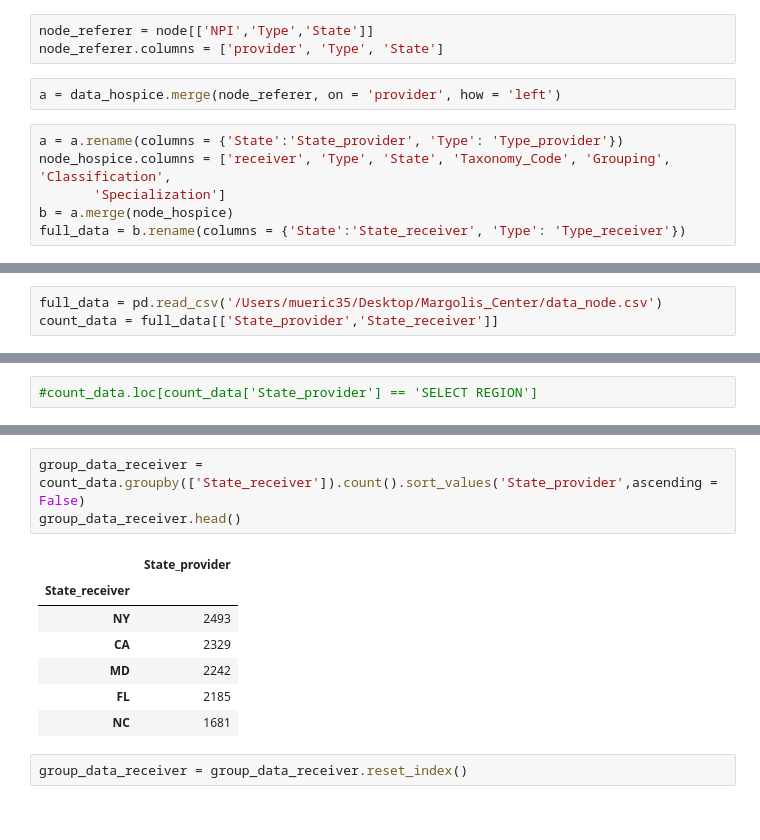
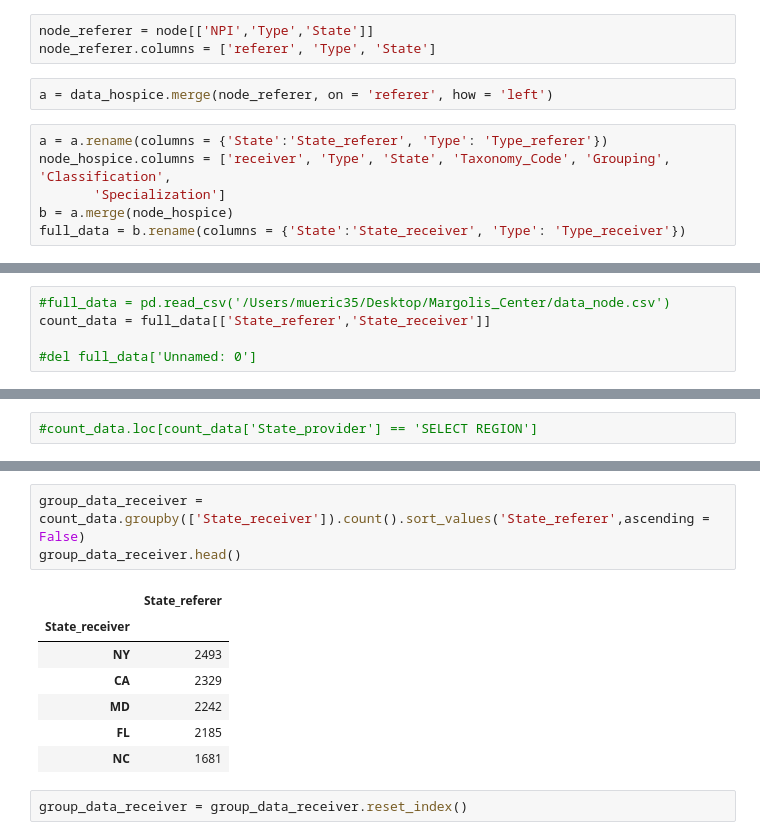
Before and after one commit to lsheble/referral_networks, a Jupyter notebook: Referral .ipynb, the cells around one changed output, grey strips where cells are left out. Saved outputs shown, nothing was run; the diff lists cells and outputs as text.

```diff
--- a/Referral .ipynb
+++ b/Referral .ipynb
@@ -139,11 +141,11 @@ data_hospice.shape
 (27751, 5)
 # %%
 node_referer = node[['NPI','Type','State']]
-node_referer.columns = ['provider', 'Type', 'State']
+node_referer.columns = ['referer', 'Type', 'State']
 # %%
-a = data_hospice.merge(node_referer, on = 'provider', how = 'left')
+a = data_hospice.merge(node_referer, on = 'referer', how = 'left')
 # %%
-a = a.rename(columns = {'State':'State_provider', 'Type': 'Type_provider'})
+a = a.rename(columns = {'State':'State_referer', 'Type': 'Type_referer'})
 node_hospice.columns = ['receiver', 'Type', 'State', 'Taxonomy_Code', 'Grouping', 'Classification',
        'Specialization']
 b = a.merge(node_hospice)
@@ -162,6 +159,8 @@ full_data.head()
 # %% [markdown]
 ## Count Group by State
 # %%
-full_data = pd.read_csv('/Users/mueric35/Desktop/Margolis_Center/data_node.csv')
-count_data = full_data[['State_provider','State_receiver']]
+#full_data = pd.read_csv('/Users/mueric35/Desktop/Margolis_Center/data_node.csv')
+count_data = full_data[['State_referer','State_receiver']]
+
+#del full_data['Unnamed: 0']
 # %%
@@ -185,10 +184,10 @@ count_data.head()
 | 3 | CO | CO |
 | 4 | CO | CO |
 # %%
-group_data_receiver = count_data.groupby(['State_receiver']).count().sort_values('State_provider',ascending = False)
+group_data_receiver = count_data.groupby(['State_receiver']).count().sort_values('State_referer',ascending = False)
 group_data_receiver.head()
 # %% [output]
-|  | State_provider |
+|  | State_referer |
 | State_receiver |  |
 | NY | 2493 |
 | CA | 2329 |
```
Also changed, not shown: parts of 31 cells of this notebook, 1 other file.
